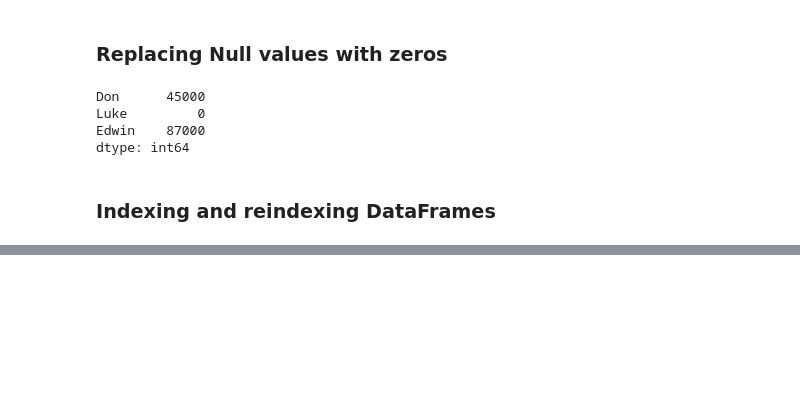
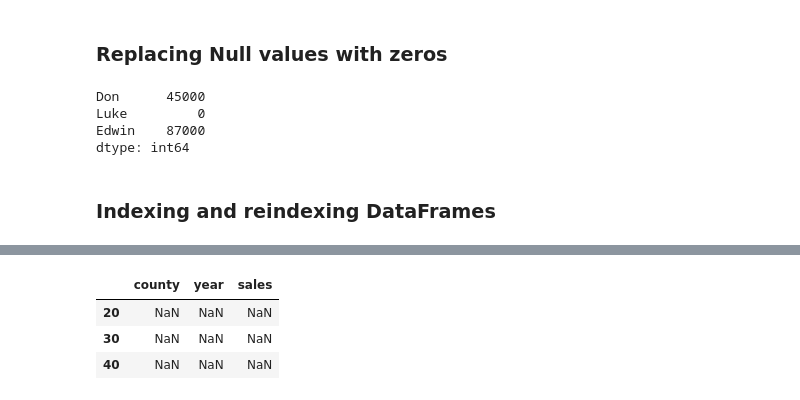
Before and after one commit to cdhutchings/pythonda, a Jupyter notebook: pandas_intro.ipynb, the cells around one changed output, grey strips where cells are left out. Saved outputs shown, nothing was run; the diff lists cells and outputs as text; code cells hidden in the pictures; blank space fills up the shorter version.

```diff
--- a/pandas_intro.ipynb
+++ b/pandas_intro.ipynb
@@ -276,0 +302,7 @@ dtype: int64
+# %%
+sales_df.reindex([20,30,40]) # This returns no number values since we have not assigned a value to each of these new indices
+# %% [output]
+|  | county | year | sales |
+| 20 | NaN | NaN | NaN |
+| 30 | NaN | NaN | NaN |
+| 40 | NaN | NaN | NaN |
```
Also changed, not shown: parts of 20 cells of this notebook.
